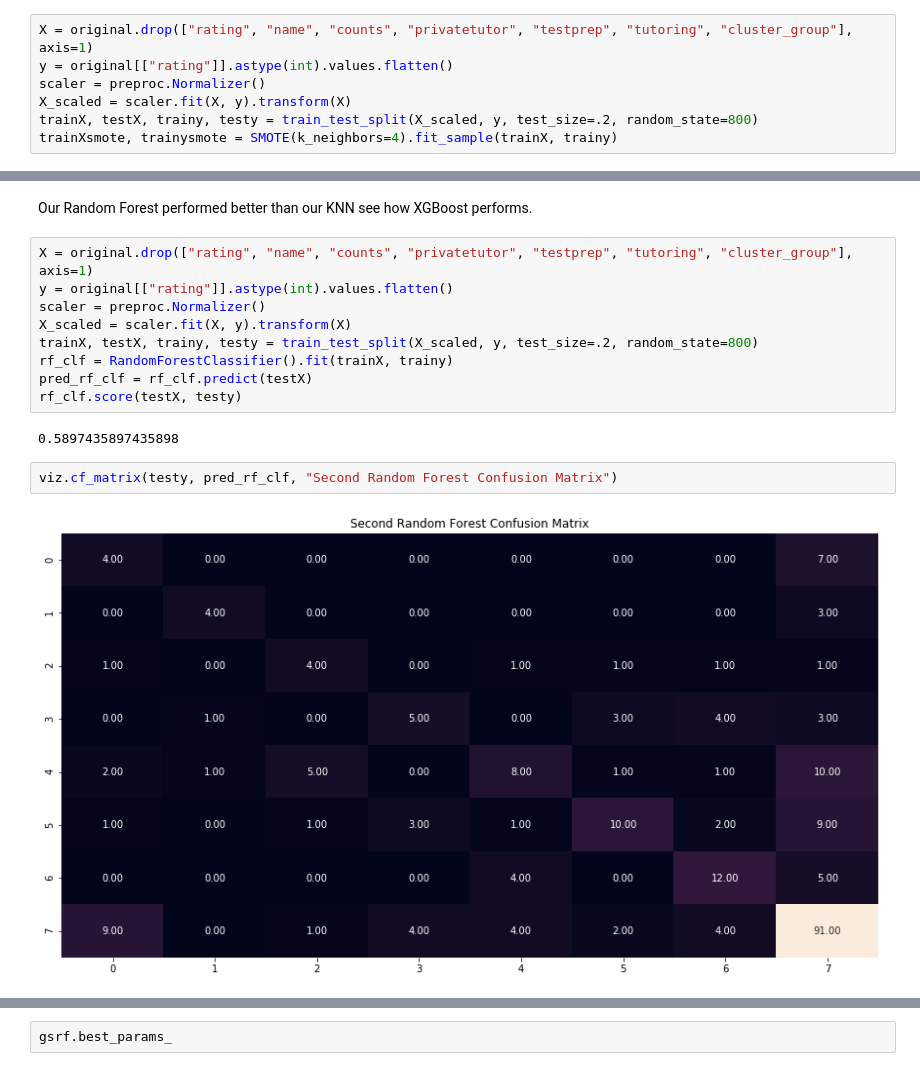
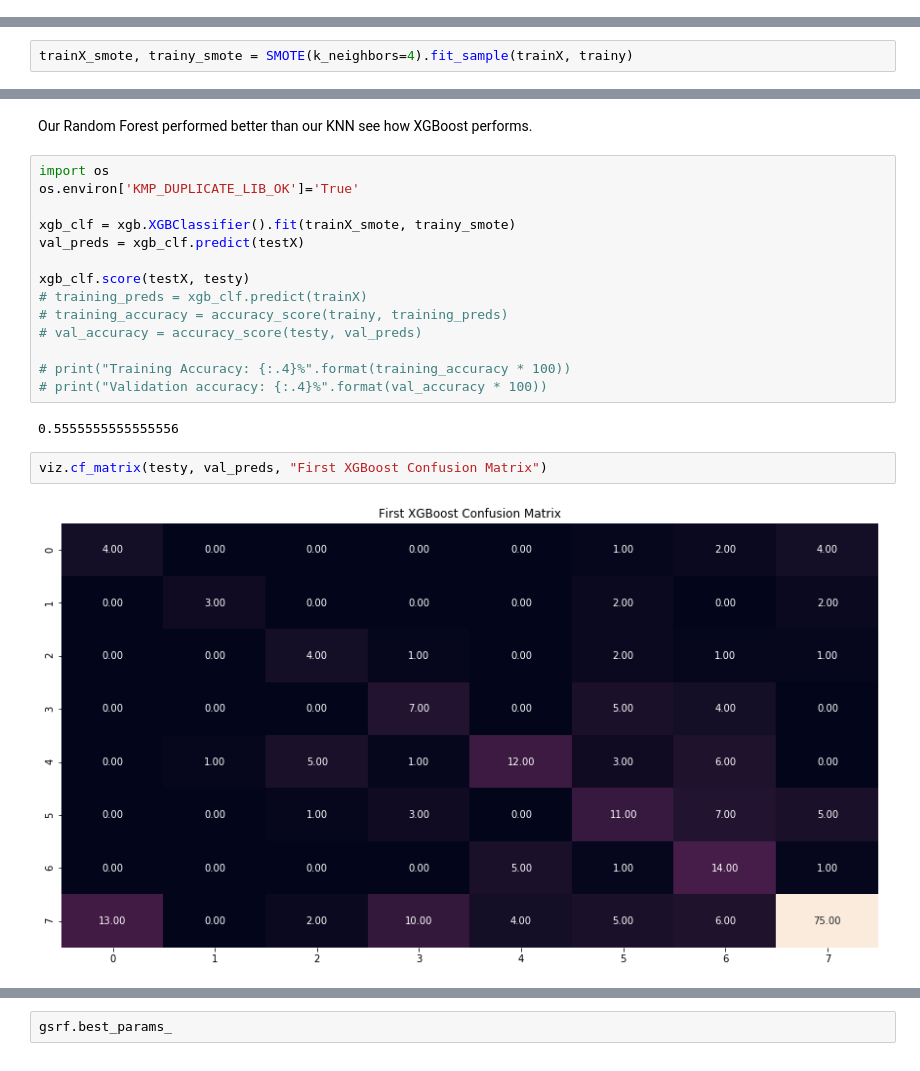
Before and after one commit to rvent/Tutoring_Company_Project, a Jupyter notebook: Models.ipynb, the cells around one changed output, grey strips where cells are left out. Cells and saved outputs as stored; diff of their text form.

Commit message:
xgboost tune

```diff
--- a/Models.ipynb
+++ b/Models.ipynb
@@ -155,9 +250,2 @@ viz.cf_matrix(testy_smote, pred_knn, "First KNN Confusion Matrix")
 # %% [markdown]
 These are very good results but we used synthetic data to test our model. Next we'll try to only use the upsampling to train but test on raw data.
-# %%
-X = original.drop(["rating", "name", "counts", "privatetutor", "testprep", "tutoring", "cluster_group"], axis=1)
-y = original[["rating"]].astype(int).values.flatten()
-scaler = preproc.Normalizer()
-X_scaled = scaler.fit(X, y).transform(X)
-trainX, testX, trainy, testy = train_test_split(X_scaled, y, test_size=.2, random_state=800)
-trainXsmote, trainysmote = SMOTE(k_neighbors=4).fit_sample(trainX, trainy)
@@ -164,3 +254,5 @@ trainXsmote, trainysmote = SMOTE(k_neighbors=4).fit_sample(trainX, trainy)
+# %%
+trainX_smote, trainy_smote = SMOTE(k_neighbors=4).fit_sample(trainX, trainy)
 # %% [markdown]
 Since KNN was our best model. We will start with this.
 # %%
@@ -226,18 +316,23 @@ weighted avg       0.58      0.55      0.55       234
 # %% [markdown]
 Our Random Forest performed better than our KNN see how XGBoost performs.
-# %%
-X = original.drop(["rating", "name", "counts", "privatetutor", "testprep", "tutoring", "cluster_group"], axis=1)
-y = original[["rating"]].astype(int).values.flatten()
-scaler = preproc.Normalizer()
-X_scaled = scaler.fit(X, y).transform(X)
-trainX, testX, trainy, testy = train_test_split(X_scaled, y, test_size=.2, random_state=800)
-rf_clf = RandomForestClassifier().fit(trainX, trainy)
-pred_rf_clf = rf_clf.predict(testX)
-rf_clf.score(testX, testy)
-# %% [output]
-0.5897435897435898
+# %%
+import os
+os.environ['KMP_DUPLICATE_LIB_OK']='True'
+
+xgb_clf = xgb.XGBClassifier().fit(trainX_smote, trainy_smote)
+val_preds = xgb_clf.predict(testX)
+
+xgb_clf.score(testX, testy)
+# training_preds = xgb_clf.predict(trainX)
+# training_accuracy = accuracy_score(trainy, training_preds)
+# val_accuracy = accuracy_score(testy, val_preds)
+
+# print("Training Accuracy: {:.4}%".format(training_accuracy * 100))
+# print("Validation accuracy: {:.4}%".format(val_accuracy * 100))
+# %% [output]
+0.5555555555555556
 # %%
-viz.cf_matrix(testy, pred_rf_clf, "Second Random Forest Confusion Matrix")
+viz.cf_matrix(testy, val_preds, "First XGBoost Confusion Matrix")
 # %% [output]
-[figure, old version]
+[figure, new version]
 # %%
```
Also changed, not shown: parts of 56 cells of this notebook.
